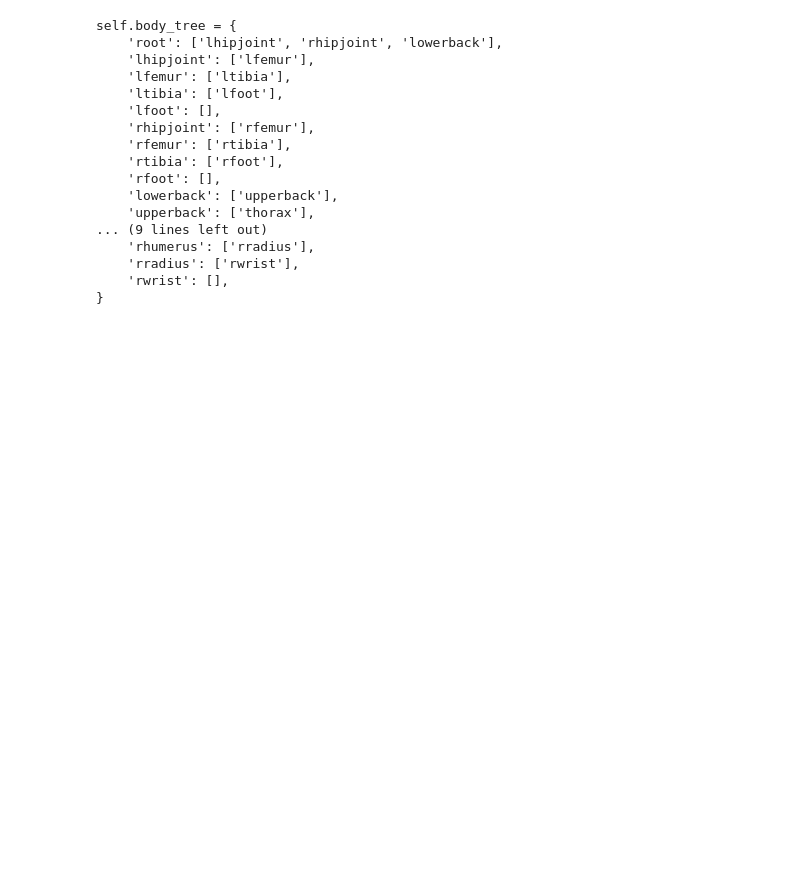
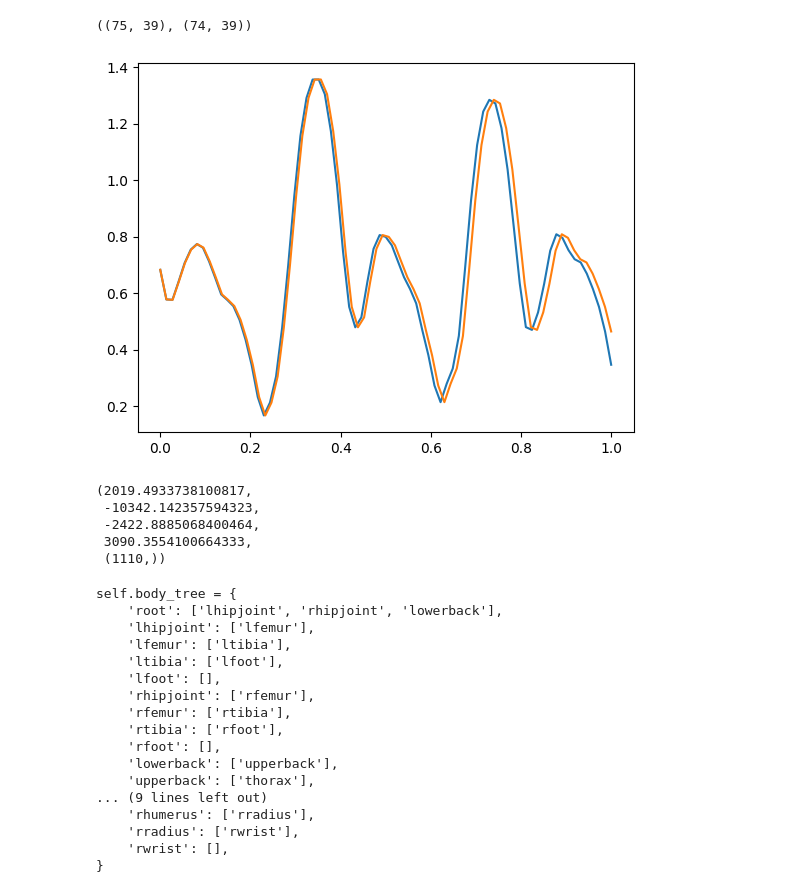
Before and after one commit to liuxy10/RFC, a Jupyter notebook: prothesis_oldpolicy.ipynb, the cells around one changed output. Cells and saved outputs as stored; diff of their text form; code cells hidden in the pictures; blank space fills up the shorter version.

```diff
--- a/prothesis_oldpolicy.ipynb
+++ b/prothesis_oldpolicy.ipynb
@@ -94,3 +56,72 @@ torque_estimates = np.array(torque_estimates)
+# %%
+import mujoco
+sim = env.sim
+model = sim.model
+# Example trajectory data
+epo = env.get_expert_attr('qpos', env.get_expert_index(0)).copy()
+t = 0
+epos = []
+for t in range(env.expert['len']):
+    epo = env.get_expert_attr('qpos', env.get_expert_index(t)).copy()
+   # print(epos.shape)
+    if env.expert['meta']['cyclic']:
+        init_pos = env.expert['init_pos']
+        cycle_h = env.expert['cycle_relheading']
+        cycle_pos = env.expert['cycle_pos']
+        epo[:3] = quat_mul_vec(cycle_h, epo[:3] - init_pos) + cycle_pos
+        epo[3:7] = quaternion_multiply(cycle_h, epo[3:7])
+    epos.append(epo)
+
+
+
+
+qpos_trajectory =  np.array(epos) # Joint positions
+
+
+
+# Skip rate
+skip_rate = 1
+# Perform linear interpolation
+interpolated_trajectory = []
+for i in range(len(qpos_trajectory) - 1):
+    start = qpos_trajectory[i]
+    end = qpos_trajectory[i + 1]
+    for j in range(skip_rate):
+        alpha = j / skip_rate
+        interpolated_point = (1 - alpha) * start + alpha * end
+        interpolated_trajectory.append(interpolated_point)
+
+interpolated_trajectory = np.array(interpolated_trajectory)
+qvel_trajectory =  np.zeros([interpolated_trajectory.shape[0],38]) # Joint velocities
+qacc_trajectory = np.zeros([interpolated_trajectory.shape[0],38])  # Joint accelerations
+
+plt.plot(np.linspace(0,1, qpos_trajectory.shape[0]), qpos_trajectory[:, 10], label='qpos')
+plt.plot(np.linspace(0,1, interpolated_trajectory.shape[0]), interpolated_trajectory[:, 10], label='interpolated'),
+
+qpos_trajectory.shape, interpolated_trajectory.shape
+# %% [output]
+((75, 39), (74, 39))
+[figure, added]
+# %%
+
+
+
+torque_estimates = generate_inverse_dynamics_torques(env, interpolated_trajectory, qvel_trajectory, qacc_trajectory)
+torque_estimates.shape, qpos_trajectory.shape
+
+knee_torques = torque_estimates[:,9]
+np.max(knee_torques), np.min(knee_torques), np.mean(knee_torques), np.std(knee_torques), knee_torques.shape
+# env.dt
+
+# plt.plot(np.linspace(0,1, knee_torques.shape[0]), knee_torques/env.mass/9.81, label='knee_torque')
+# plt.legend()
+# knee_torques.shape
+# %% [output]
+(2019.4933738100817,
+ -10342.142357594323,
+ -2422.8885068400464,
+ 3090.3554100664333,
+ (1110,))
 # %%
 print("self.body_tree = {")
 for parent, children in env.body_tree.items():
```
Also changed, not shown: parts of 3 cells of this notebook, 10 other files.
